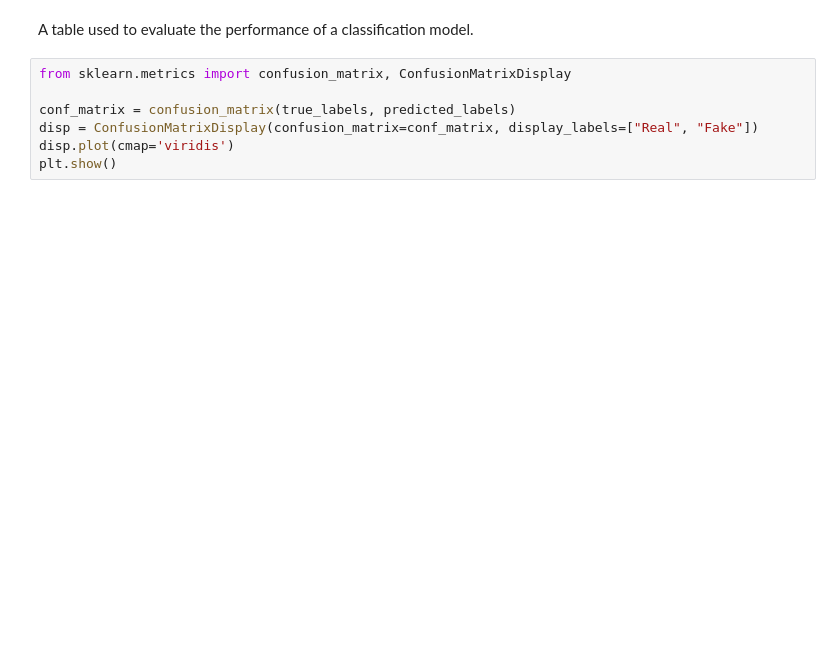
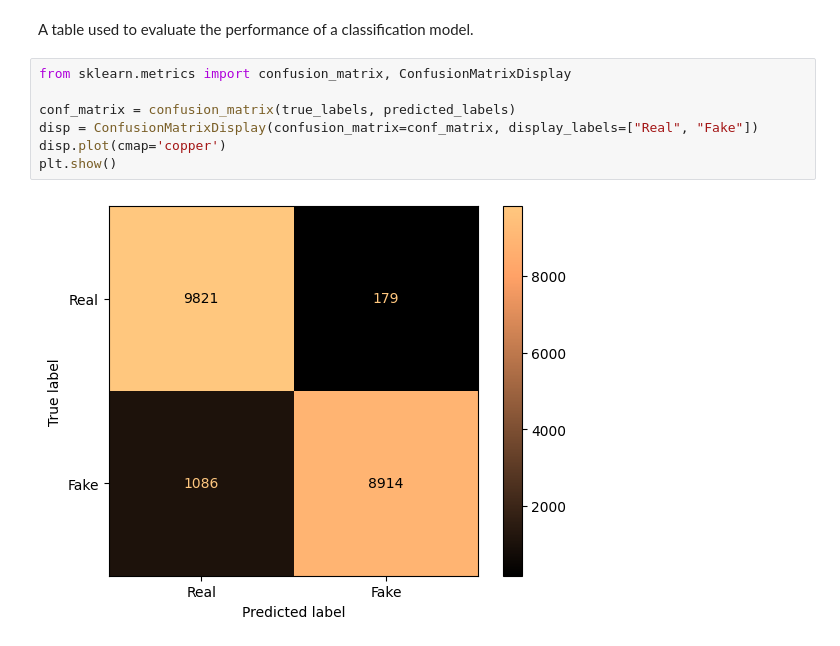
Before and after one commit to TahaChoksi220057729/PMAIG11, a Jupyter notebook: weng_task_2/evaluate.ipynb, the cells around one changed output. Saved outputs shown, nothing was run; the diff lists cells and outputs as text; blank space fills up the shorter version.

```diff
--- a/weng_task_2/evaluate.ipynb
+++ b/weng_task_2/evaluate.ipynb
@@ -196,7 +201,9 @@ A table used to evaluate the performance of a classification model.
 # %%
 from sklearn.metrics import confusion_matrix, ConfusionMatrixDisplay
 
 conf_matrix = confusion_matrix(true_labels, predicted_labels)
 disp = ConfusionMatrixDisplay(confusion_matrix=conf_matrix, display_labels=["Real", "Fake"])
-disp.plot(cmap='viridis')
+disp.plot(cmap='copper')
 plt.show()
+# %% [output]
+[figure, added]
```
Also changed, not shown: parts of 8 cells of this notebook, 2 other files.
